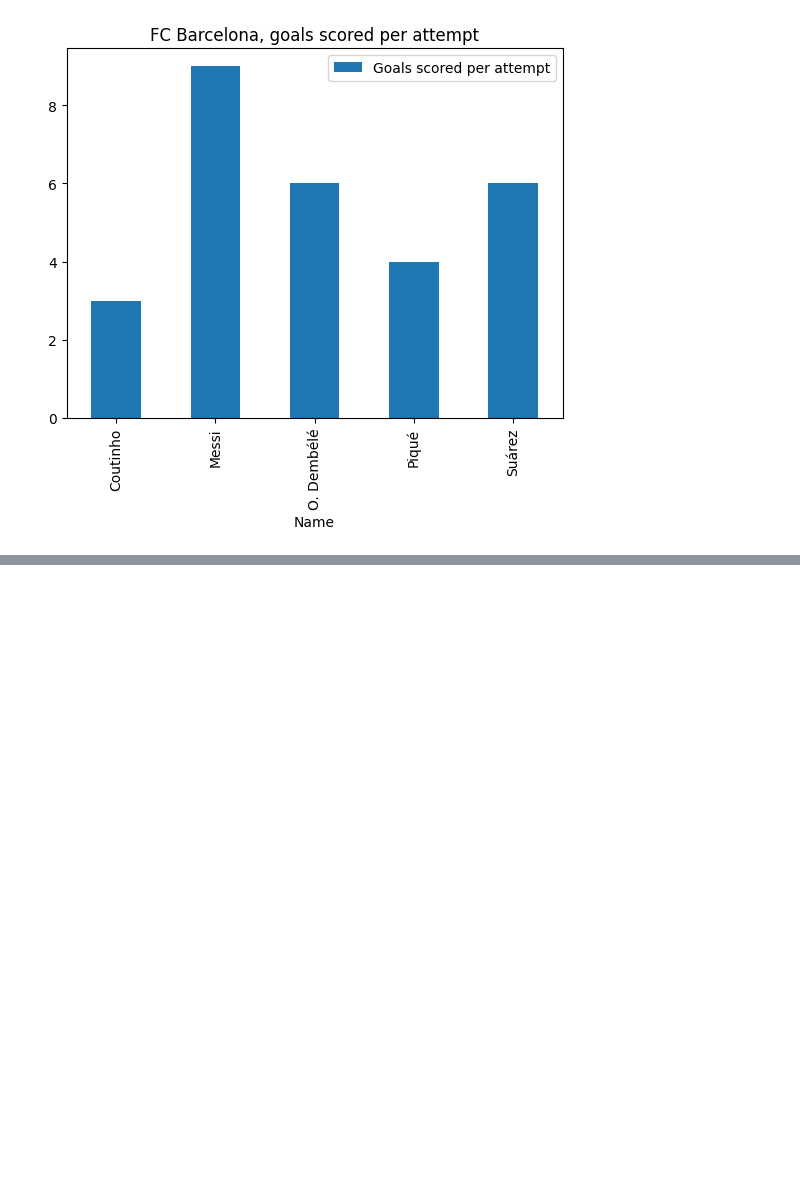
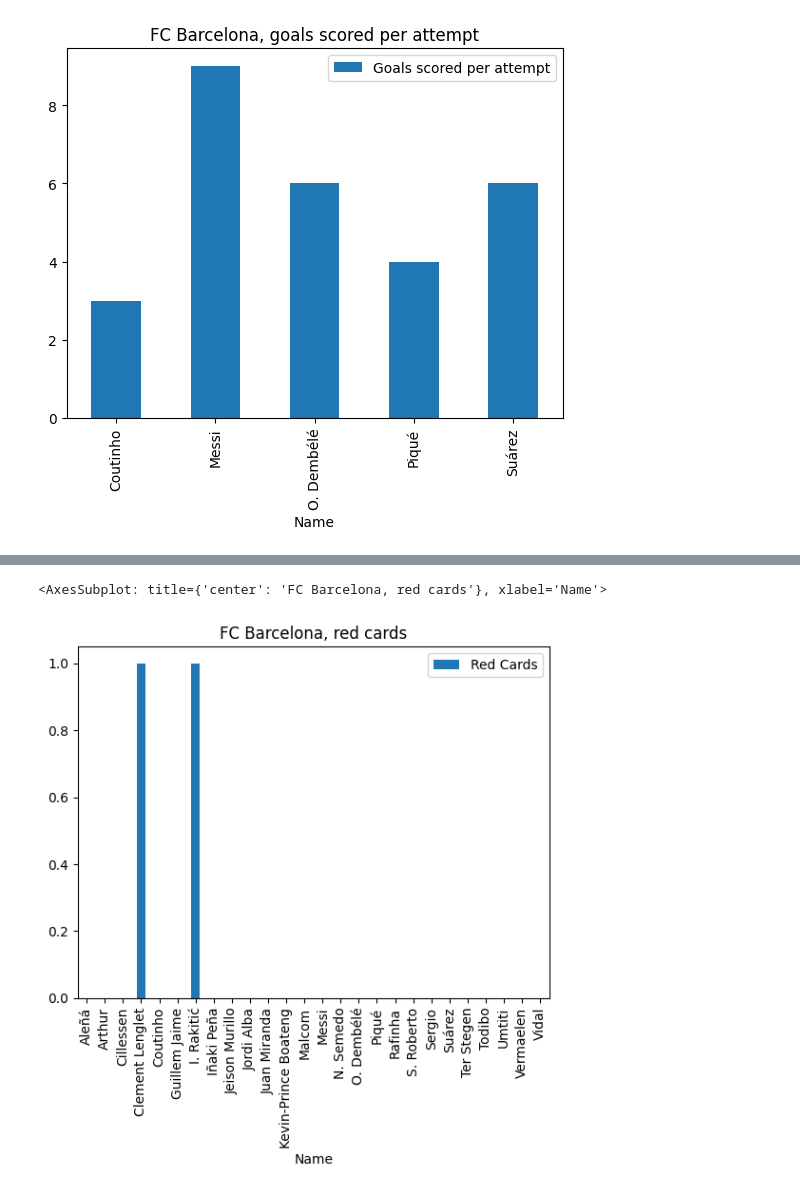
Before and after one commit to Mordson/LaLiga_analyze, a Jupyter notebook: Inzynieria.ipynb, the cells around one changed output, grey strips where cells are left out. Cells and saved outputs as stored; diff of their text form; code cells hidden in the pictures; blank space fills up the shorter version.

```diff
--- a/Inzynieria.ipynb
+++ b/Inzynieria.ipynb
@@ -57,0 +53,7 @@ Goals_Barcelona_per_player.plot(kind='bar', x='Name', y='Goals scored per attemp
+# %%
+Barcelona_reds = df[df['Team'] == 'FC Barcelona']['Red Cards'].sum() # show sum of red cards for FC Barcelona
+Player_Barcelona_reds = df[df['Team'] == 'FC Barcelona'].groupby('Name')['Red Cards'].sum().reset_index() # show sum of red cards for FC Barcelona per player
+Player_Barcelona_reds.plot(kind='bar', x='Name', y='Red Cards', title='FC Barcelona, red cards') # show bar chart
+# %% [output]
+<AxesSubplot: title={'center': 'FC Barcelona, red cards'}, xlabel='Name'>
+[figure, added]
```
Also changed, not shown: parts of 12 cells of this notebook, 1 other file.
